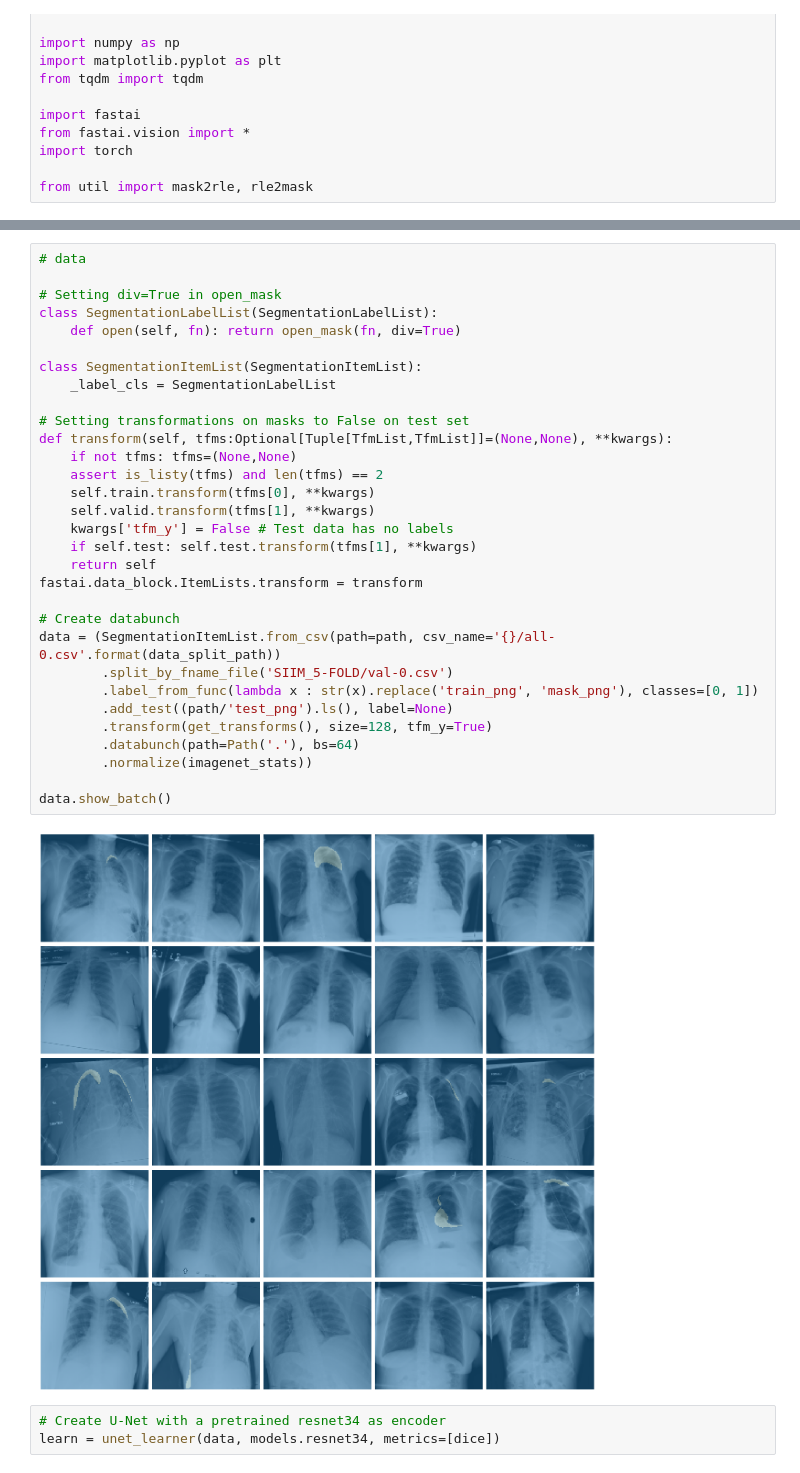
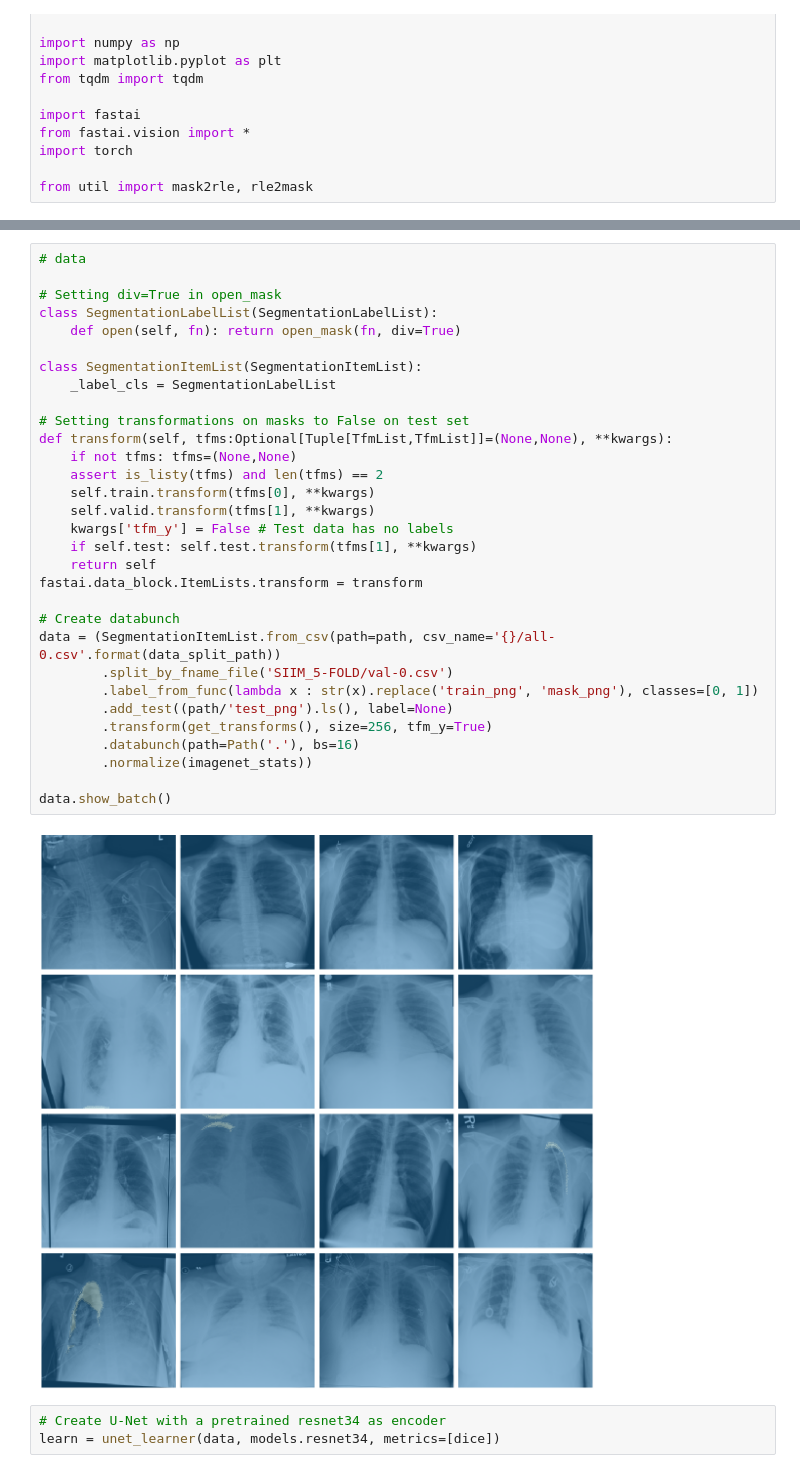
Before and after one commit to xiedidan/siim-pneumothorax, a Jupyter notebook: unet.ipynb, the cells around one changed output, grey strips where cells are left out. Cells and saved outputs as stored; diff of their text form.

```diff
--- a/unet.ipynb
+++ b/unet.ipynb
@@ -25,36 +23,36 @@ torch.cuda.set_device('cuda:1')
 # %%
 # data
 
 # Setting div=True in open_mask
 class SegmentationLabelList(SegmentationLabelList):
     def open(self, fn): return open_mask(fn, div=True)
 
 class SegmentationItemList(SegmentationItemList):
     _label_cls = SegmentationLabelList
 
 # Setting transformations on masks to False on test set
 def transform(self, tfms:Optional[Tuple[TfmList,TfmList]]=(None,None), **kwargs):
     if not tfms: tfms=(None,None)
     assert is_listy(tfms) and len(tfms) == 2
     self.train.transform(tfms[0], **kwargs)
     self.valid.transform(tfms[1], **kwargs)
     kwargs['tfm_y'] = False # Test data has no labels
     if self.test: self.test.transform(tfms[1], **kwargs)
     return self
 fastai.data_block.ItemLists.transform = transform
 
 # Create databunch
 data = (SegmentationItemList.from_csv(path=path, csv_name='{}/all-0.csv'.format(data_split_path))
         .split_by_fname_file('SIIM_5-FOLD/val-0.csv')
         .label_from_func(lambda x : str(x).replace('train_png', 'mask_png'), classes=[0, 1])
         .add_test((path/'test_png').ls(), label=None)
-        .transform(get_transforms(), size=128, tfm_y=True)
-        .databunch(path=Path('.'), bs=64)
+        .transform(get_transforms(), size=256, tfm_y=True)
+        .databunch(path=Path('.'), bs=16)
         .normalize(imagenet_stats))
 
 data.show_batch()
 # %% [output]
-[figure, old version]
+[figure, new version]
 # %%
 # Create U-Net with a pretrained resnet34 as encoder
 learn = unet_learner(data, models.resnet34, metrics=[dice])
```
Also changed, not shown: parts of 9 cells of this notebook, 14 other files.
